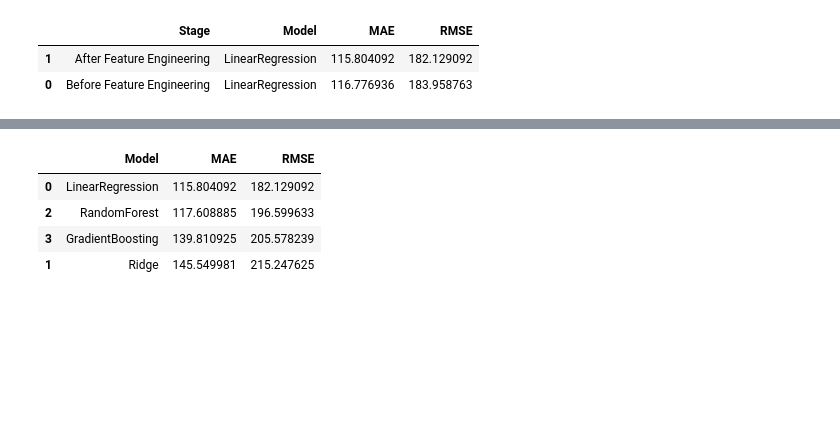
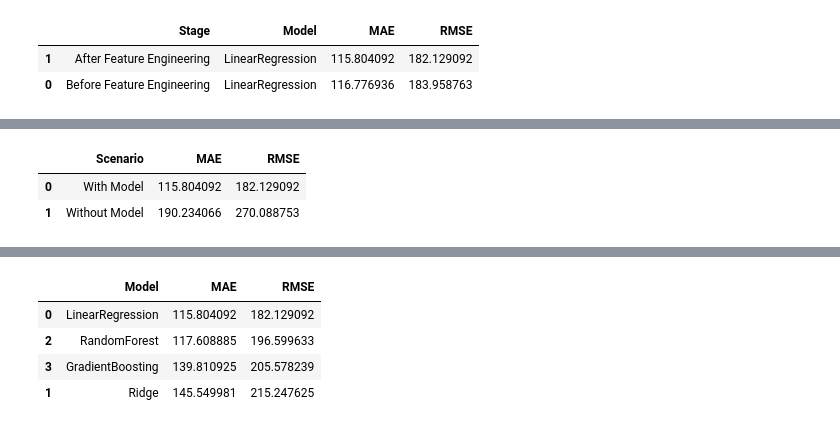
Before and after one commit to Aloysius-Yong/mdlp-project, a Jupyter notebook: index.ipynb, the cells around one changed output, grey strips where cells are left out. Saved outputs shown, nothing was run; the diff lists cells and outputs as text; code cells hidden in the pictures; blank space fills up the shorter version.

Commit message:
final changes added feature selection as well

```diff
--- a/index.ipynb
+++ b/index.ipynb
@@ -515,0 +537,82 @@ The best-performing model will be selected for hyperparameter tuning.
+# %%
+# Feature selection experiment: remove high-cardinality feature 'Model' and compare performance
+
+import numpy as np
+import pandas as pd
+
+from sklearn.model_selection import train_test_split
+from sklearn.compose import ColumnTransformer
+from sklearn.pipeline import Pipeline
+from sklearn.preprocessing import OneHotEncoder
+from sklearn.impute import SimpleImputer
+from sklearn.linear_model import LinearRegression
+from sklearn.metrics import mean_absolute_error, mean_squared_error
+
+# Use engineered dataset (df_fe) and target
+y_fs = df_fe["Final_Price"].copy()
+
+# Scenario A: With Model
+X_with_model = df_fe[["Brand", "Model", "RAM", "Storage", "Color", "Free", "Free_bin", "RAM_x_Storage", "Storage_per_RAM"]].copy()
+
+# Scenario B: Without Model
+X_no_model = df_fe[["Brand", "RAM", "Storage", "Color", "Free", "Free_bin", "RAM_x_Storage", "Storage_per_RAM"]].copy()
+
+# Same split for fair comparison
+X_train_w, X_test_w, y_train_w, y_test_w = train_test_split(X_with_model, y_fs, test_size=0.2, random_state=42)
+X_train_n, X_test_n, y_train_n, y_test_n = train_test_split(X_no_model, y_fs, test_size=0.2, random_state=42)
+
+# Build preprocessors (note: cat columns differ)
+num_cols_w = ["RAM", "Storage", "Free_bin", "RAM_x_Storage", "Storage_per_RAM"]
+cat_cols_w = ["Brand", "Model", "Color", "Free"]
+
+num_cols_n = ["RAM", "Storage", "Free_bin", "RAM_x_Storage", "Storage_per_RAM"]
+cat_cols_n = ["Brand", "Color", "Free"]
+
+preprocess_w = ColumnTransformer(
+    transformers=[
+        ("num", Pipeline([("imputer", SimpleImputer(strategy="median"))]), num_cols_w),
+        ("cat", Pipeline([
+            ("imputer", SimpleImputer(strategy="most_frequent")),
+            ("onehot", OneHotEncoder(handle_unknown="ignore"))
+        ]), cat_cols_w),
+    ]
+)
+
+preprocess_n = ColumnTransformer(
+    transformers=[
+        ("num", Pipeline([("imputer", SimpleImputer(strategy="median"))]), num_cols_n),
+        ("cat", Pipeline([
+            ("imputer", SimpleImputer(strategy="most_frequent")),
+            ("onehot", OneHotEncoder(handle_unknown="ignore"))
+        ]), cat_cols_n),
+    ]
+)
+
+# Train same model in both scenarios
+pipe_w = Pipeline([("preprocess", preprocess_w), ("model", LinearRegression())])
+pipe_n = Pipeline([("preprocess", preprocess_n), ("model", LinearRegression())])
+
+pipe_w.fit(X_train_w, y_train_w)
+pred_w = pipe_w.predict(X_test_w)
+
+pipe_n.fit(X_train_n, y_train_n)
+pred_n = pipe_n.predict(X_test_n)
+
+results_fs = pd.DataFrame([
+    {
+        "Scenario": "With Model",
+        "MAE": mean_absolute_error(y_test_w, pred_w),
+        "RMSE": np.sqrt(mean_squared_error(y_test_w, pred_w)),
+    },
+    {
+        "Scenario": "Without Model",
+        "MAE": mean_absolute_error(y_test_n, pred_n),
+        "RMSE": np.sqrt(mean_squared_error(y_test_n, pred_n)),
+    },
+]).sort_values("MAE")
+
+results_fs
+# %% [output]
+|  | Scenario | MAE | RMSE |
+| 0 | With Model | 115.804092 | 182.129092 |
+| 1 | Without Model | 190.234066 | 270.088753 |
```
Also changed, not shown: parts of 25 cells of this notebook.
